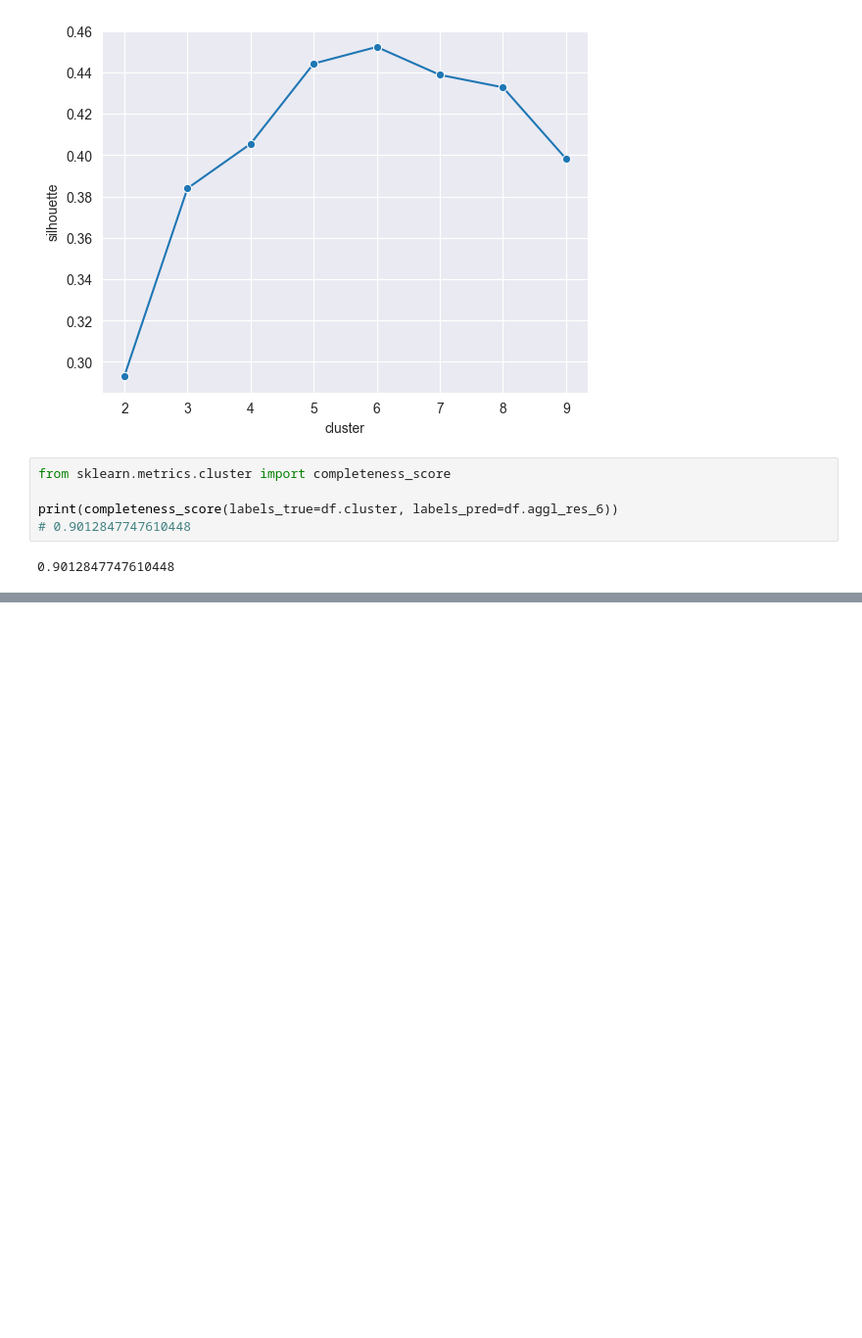
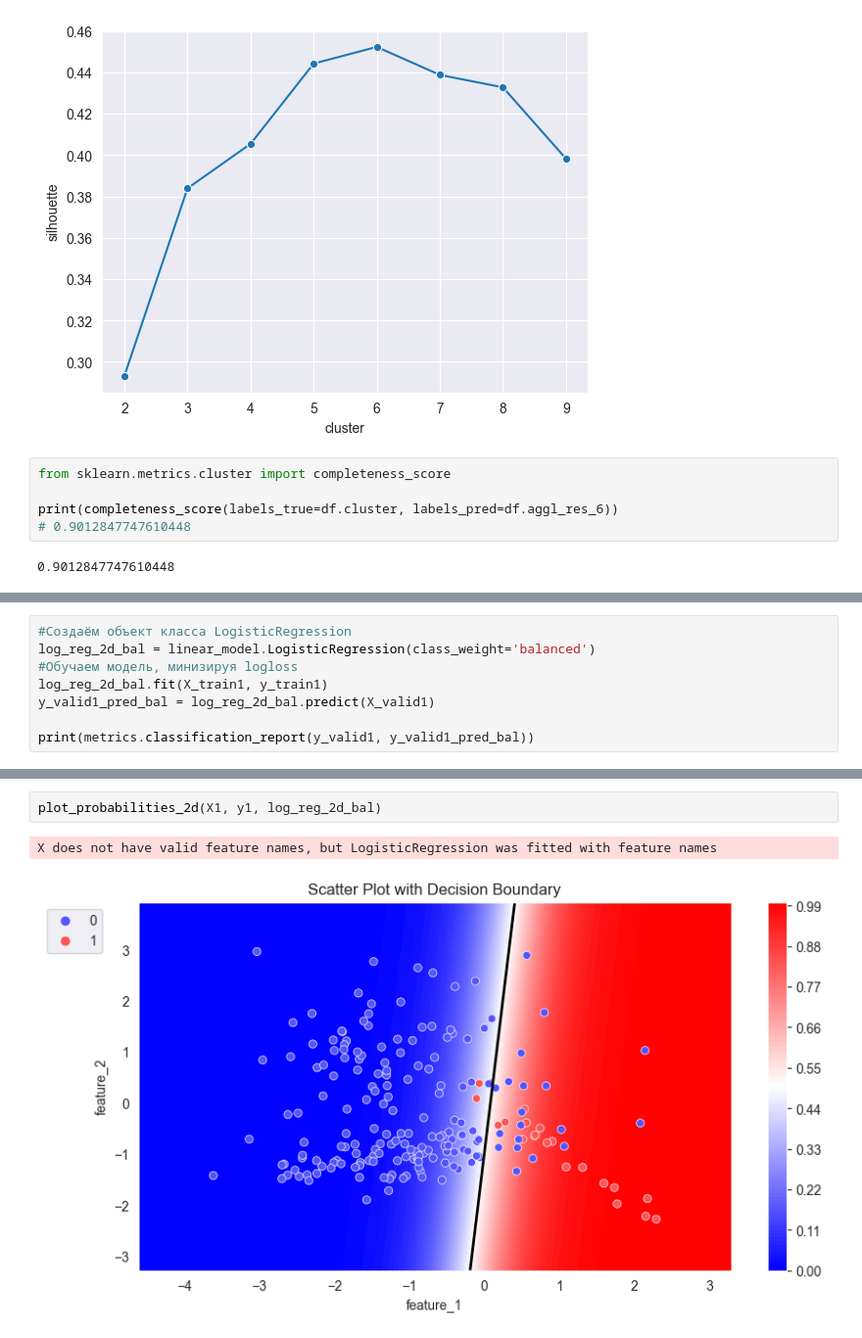
Before and after one commit to Lepnik/data_science_lnv, a Jupyter notebook: ML/ML-4/practice.ipynb, the cells around one changed output, grey strips where cells are left out. Shown at 98% size. Drawn from its saved outputs; the diff is of its cells as text; blank space fills up the shorter version.

```diff
--- a/ML/ML-4/practice.ipynb
+++ b/ML/ML-4/practice.ipynb
@@ -172,0 +263,8 @@ print(completeness_score(labels_true=df.cluster, labels_pred=df.aggl_res_6))
+# %%
+#Создаём объект класса LogisticRegression
+log_reg_2d_bal = linear_model.LogisticRegression(class_weight='balanced')
+#Обучаем модель, минизируя logloss
+log_reg_2d_bal.fit(X_train1, y_train1)
+y_valid1_pred_bal = log_reg_2d_bal.predict(X_valid1)
+
+print(metrics.classification_report(y_valid1, y_valid1_pred_bal))
@@ -172,0 +280,5 @@ print(completeness_score(labels_true=df.cluster, labels_pred=df.aggl_res_6))
+# %%
+plot_probabilities_2d(X1, y1, log_reg_2d_bal)
+# %% [output]
+X does not have valid feature names, but LogisticRegression was fitted with feature names
+[figure, added]
```
Also changed, not shown: parts of 7 cells of this notebook, 1 other file.
